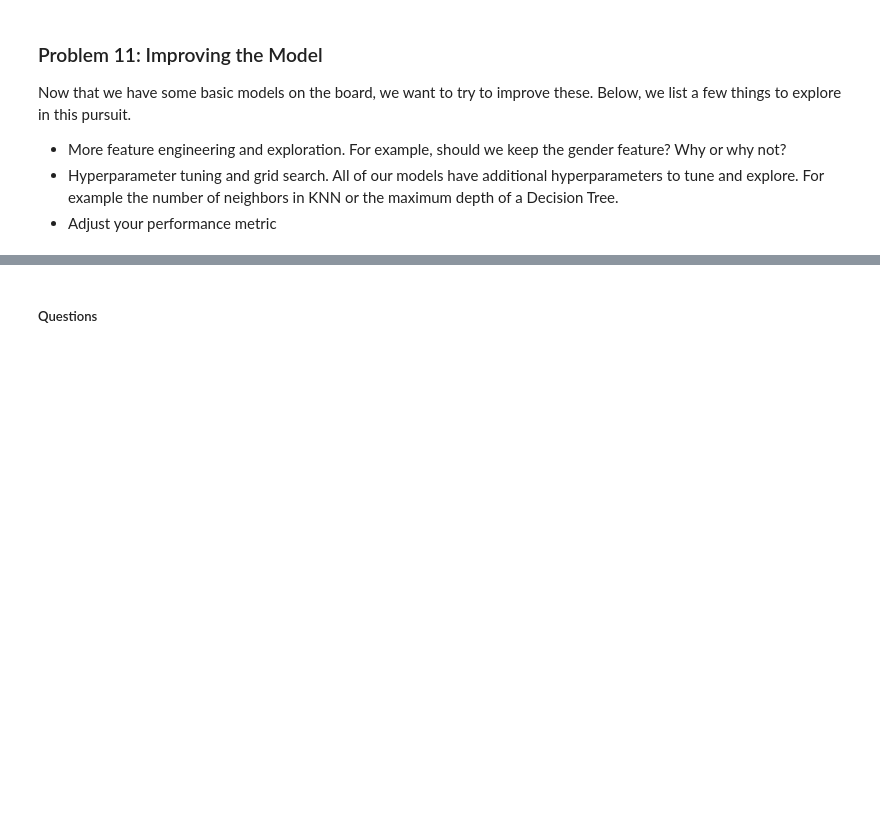
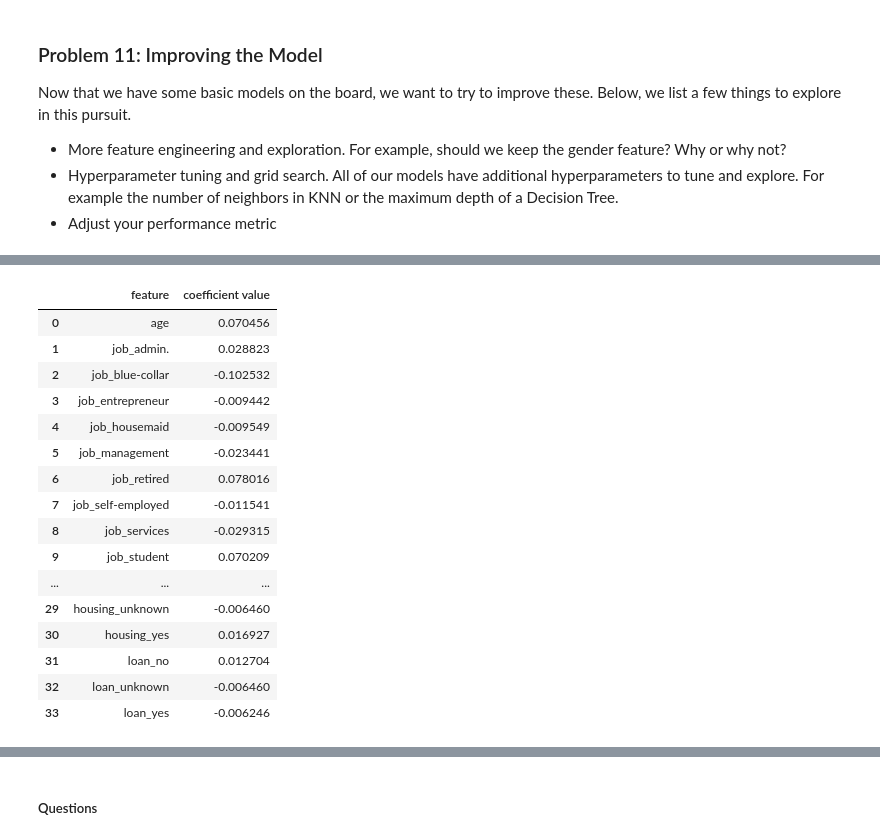
Before and after one commit to alexanderomason/Practical-AppIII, a Jupyter notebook: prompt_III.ipynb, the cells around one changed output, grey strips where cells are left out. Cells and saved outputs as stored; diff of their text form; code cells hidden in the pictures; blank space fills up the shorter version.

```diff
--- a/prompt_III.ipynb
+++ b/prompt_III.ipynb
@@ -258,0 +348,22 @@ Now that we have some basic models on the board, we want to try to improve these
+# %%
+log_reg=LogisticRegression(max_iter=1000,penalty="l2", C=0.001 ).fit(X_train_bal,Y_train_bal)
+# %%
+pd.DataFrame({'feature':list(X_train_bal.columns),'coefficient value':list(log_reg.coef_[0])})
+# %% [output]
+|  | feature | coefficient value |
+| 0 | age | 0.070456 |
+| 1 | job_admin. | 0.028823 |
+| 2 | job_blue-collar | -0.102532 |
+| 3 | job_entrepreneur | -0.009442 |
+| 4 | job_housemaid | -0.009549 |
+| 5 | job_management | -0.023441 |
+| 6 | job_retired | 0.078016 |
+| 7 | job_self-employed | -0.011541 |
+| 8 | job_services | -0.029315 |
+| 9 | job_student | 0.070209 |
+| ... | ... | ... |
+| 29 | housing_unknown | -0.006460 |
+| 30 | housing_yes | 0.016927 |
+| 31 | loan_no | 0.012704 |
+| 32 | loan_unknown | -0.006460 |
+| 33 | loan_yes | -0.006246 |
```
Also changed, not shown: parts of 40 cells of this notebook.
